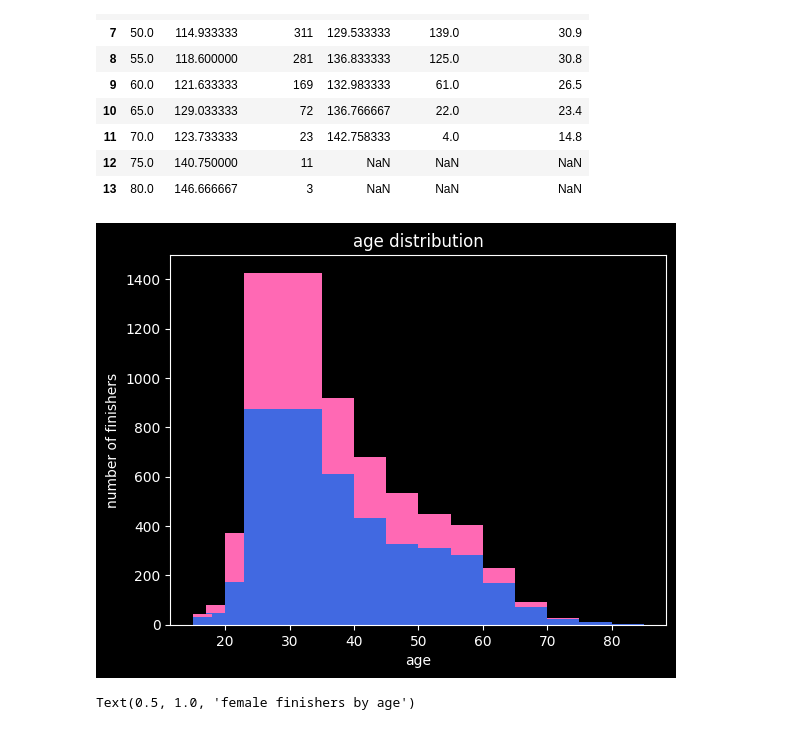
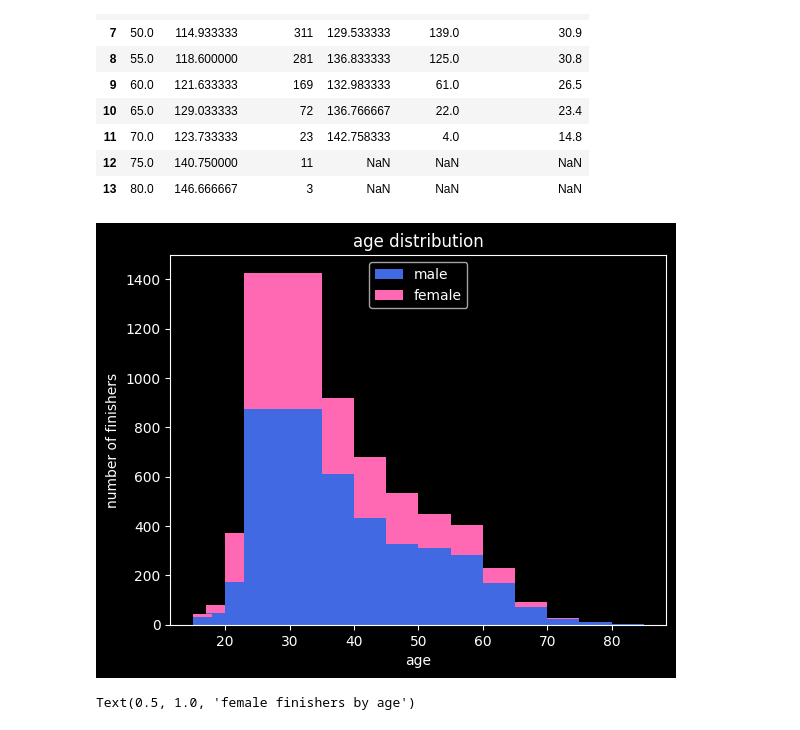
Before and after one commit to gerritnowald/Gutenberg-Halbmarathon-Mainz-2025-analysis, a Jupyter notebook: analysis.ipynb, the cells around one changed output. Cells and saved outputs as stored; diff of their text form; code cells hidden in the pictures.

Commit message:
legend, link to blog

```diff
--- a/analysis.ipynb
+++ b/analysis.ipynb
@@ -108,22 +108,23 @@ df_age
 | 12 | 75.0 | 140.750000 | 11 | NaN | NaN | NaN |
 | 13 | 80.0 | 146.666667 | 3 | NaN | NaN | NaN |
 # %%
-plt.bar(df_age['age'].iloc[:3], df_age['number_m'].iloc[:3], color=color_m, align='edge', width=-3)
-plt.bar(df_age['age'].iloc[:3], df_age['number_f'].iloc[:3], color=color_f, align='edge', width=-3, bottom=df_age['number_m'].iloc[:3])
+plt.bar(df_age['age'].iloc[:3], df_age['number_m'].iloc[:3], color=color_m, align='edge', width=-3, label='male')
+plt.bar(df_age['age'].iloc[:3], df_age['number_f'].iloc[:3], color=color_f, align='edge', width=-3, label='female', bottom=df_age['number_m'].iloc[:3])
 
 plt.bar(df_age['age'].iloc[2],  df_age['number_m'].iloc[3],  color=color_m, align='edge', width=12)
 plt.bar(df_age['age'].iloc[2],  df_age['number_f'].iloc[3],  color=color_f, align='edge', width=12, bottom=df_age['number_m'].iloc[3])
 
 plt.bar(df_age['age'].iloc[4:], df_age['number_m'].iloc[4:], color=color_m, align='edge', width=5)
 plt.bar(df_age['age'].iloc[4:], df_age['number_f'].iloc[4:], color=color_f, align='edge', width=5, bottom=df_age['number_m'].iloc[4:])
 
 plt.xlabel('age')
 plt.ylabel('number of finishers')
 plt.title('age distribution')
+plt.legend()
 
 # plt.savefig('age_distribution.png', dpi=300, transparent=True)
 # %% [output]
-[figure, old version]
+[figure, new version]
 # %%
 df_age['female_percentage'].plot.bar(color=color_f, align='edge', width=1)
 plt.ylabel('female finishers / %')
```
Also changed, not shown: 2 other files.
